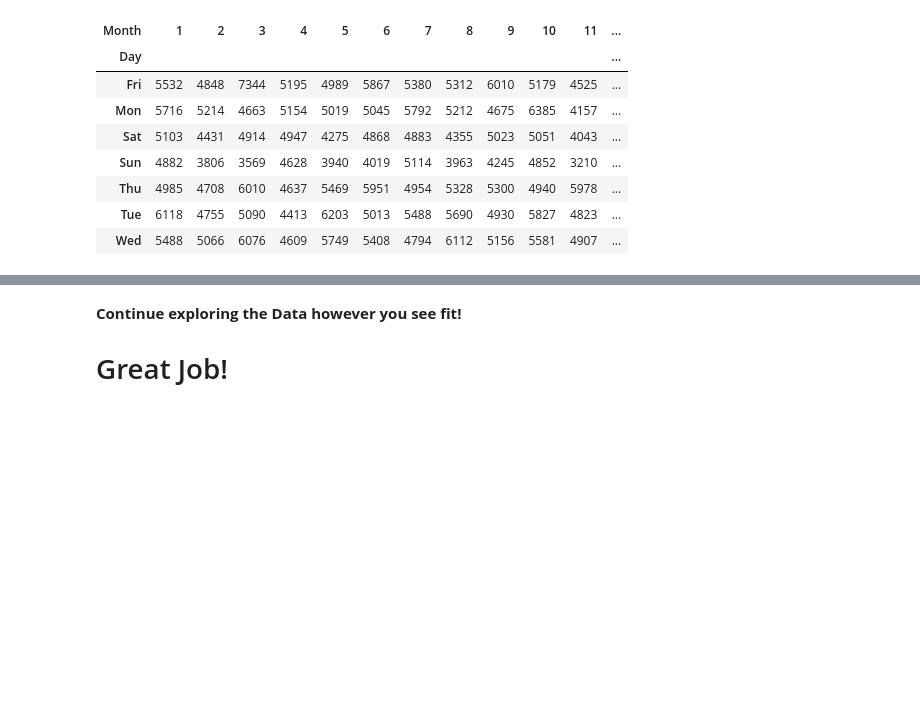
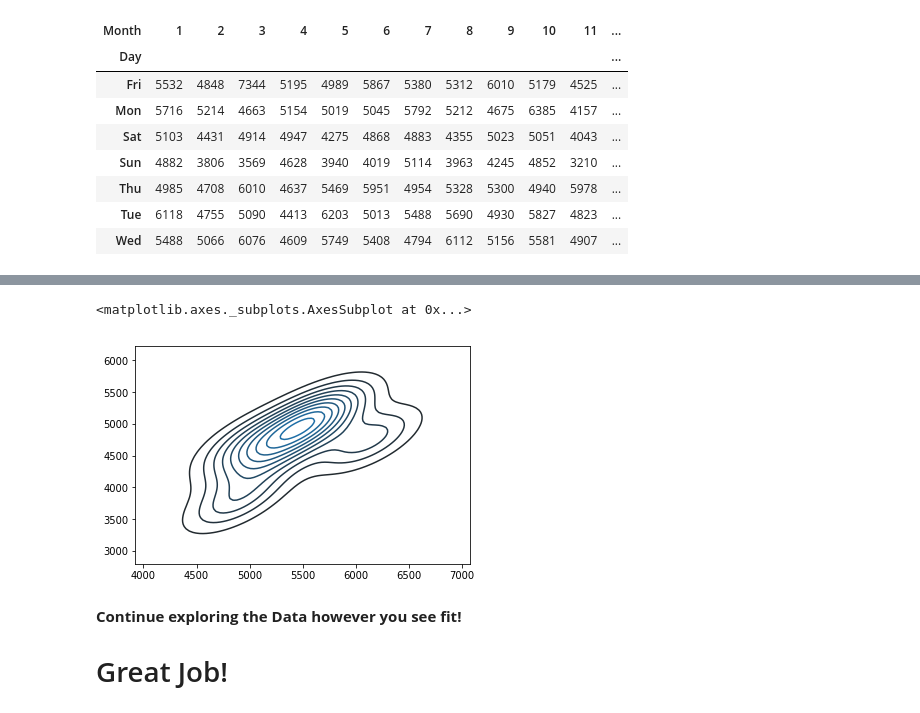
Before and after one commit to meghamodi/Pandas_practice_911, a Jupyter notebook: 911_Calls_Data_Capstone_Project.ipynb, the cells around one changed output, grey strips where cells are left out. Drawn from its saved outputs; the diff is of its cells as text; code cells hidden in the pictures; blank space fills up the shorter version.

```diff
--- a/911_Calls_Data_Capstone_Project.ipynb
+++ b/911_Calls_Data_Capstone_Project.ipynb
@@ -330,3 +331,8 @@ ValueError: Colormap virginia is not recognized. Possible values are: Accent, Ac
+# %%
+sns.kdeplot(daymonth)
+# %% [output]
+<matplotlib.axes._subplots.AxesSubplot at 0x...>
+[figure, added]
 # %% [markdown]
 **Continue exploring the Data however you see fit!**
 # Great Job!
```
Also changed, not shown: parts of 1 cell of this notebook.
